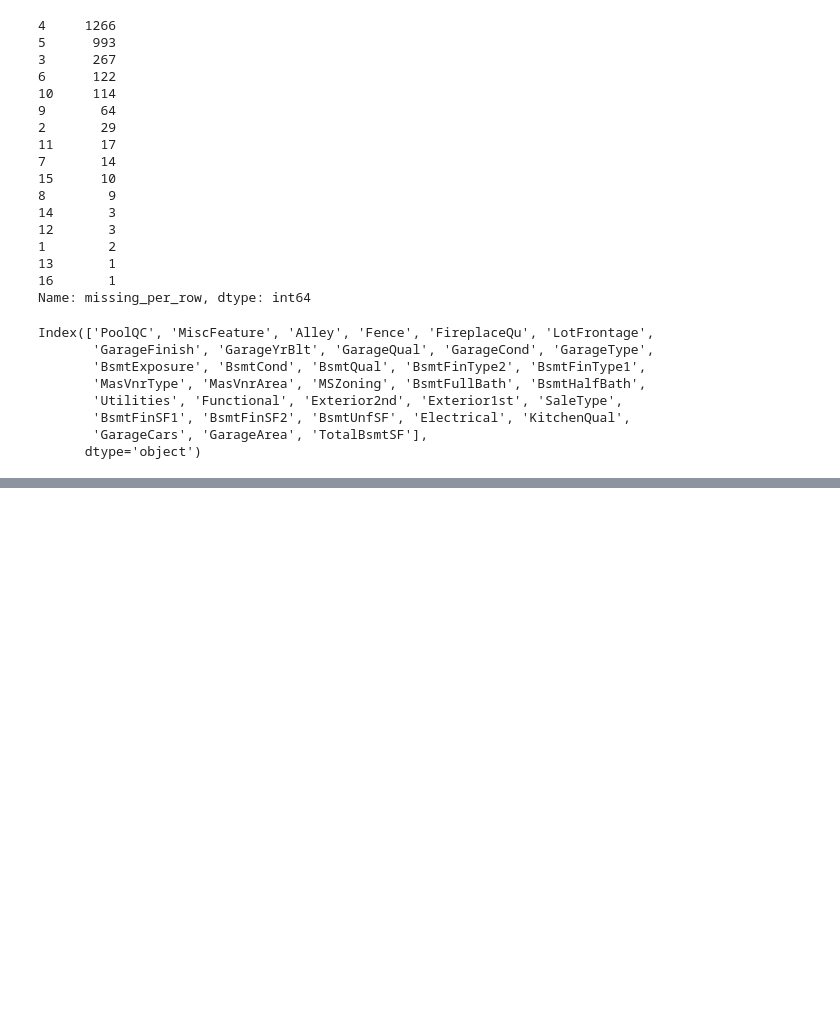
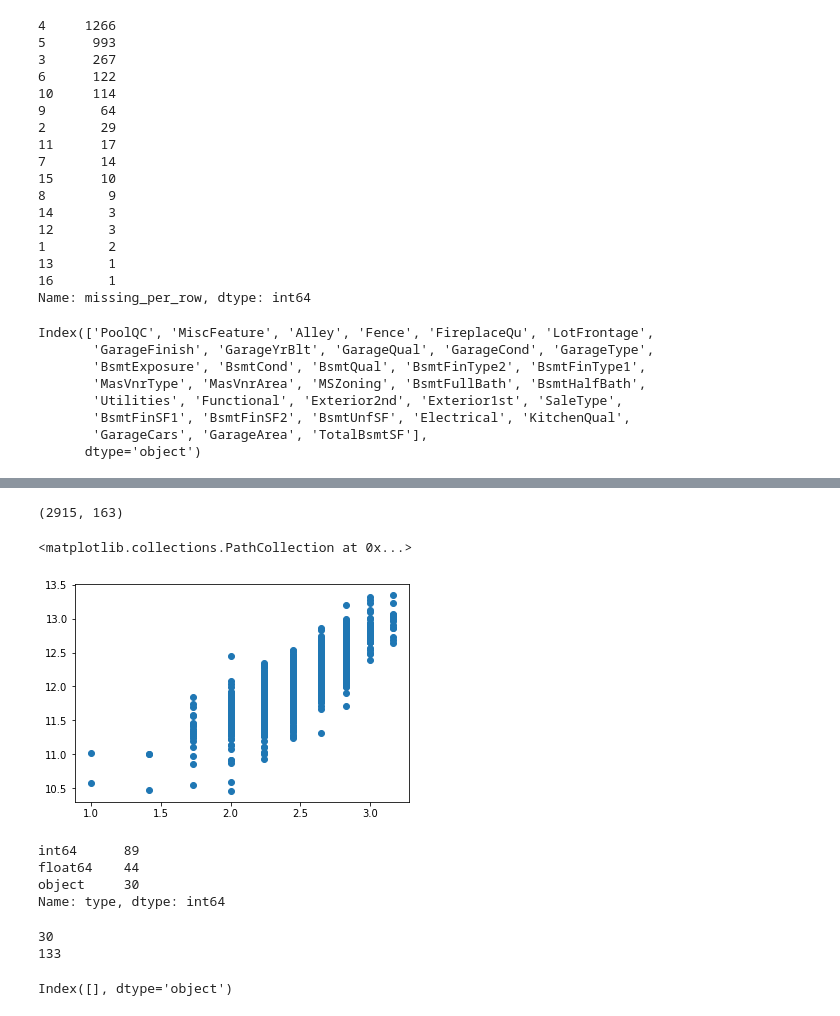
Before and after one commit to PengInGitHub/catboost, a Jupyter notebook: Juli.ipynb, the cells around one changed output, grey strips where cells are left out. Drawn from its saved outputs; the diff is of its cells as text; code cells hidden in the pictures; blank space fills up the shorter version.

```diff
--- a/Juli.ipynb
+++ b/Juli.ipynb
@@ -125,0 +171,7 @@ Name: Electrical, dtype: int64
+# %%
+SimplFunctional = {1 : 1, 2 : 1, # bad
+                   3 : 2, 4 : 2, # major
+                   5 : 3, 6 : 3, 7 : 3, # minor
+                   8 : 4 # typical
+                  }
+train["SimplFunctional"] = train.Functional.replace(SimplFunctional)
@@ -125,0 +249,23 @@ Name: Electrical, dtype: int64
+# %%
+# 2.3 aggregated values
+
+# total number of bathrooms
+all_data["TotalBath"] = all_data["BsmtFullBath"] + 0.5*all_data["BsmtHalfBath"] + all_data["FullBath"] + 0.5*all_data["HalfBath"]
+
+# total area (Square Feet)
+all_data["AllSF"] = all_data["GrLivArea"] + all_data["TotalBsmtSF"]
+
+# total area (Square Feet) for porch
+all_data["AllPorchSF"] = all_data["OpenPorchSF"] + all_data["EnclosedPorch"] + all_data["3SsnPorch"] + all_data["ScreenPorch"]
+# %%
+# 2.4 boolen values
+# if has MasVnr
+all_data['HasMasVnr'] = (all_data['MasVnrType'] != 'None') * 1
+
+# if a property owns a specific nice feature that could increase the its value
+nice_features = ['WoodDeckSF', 'OpenPorchSF', 'EnclosedPorch', '3SsnPorch', 'ScreenPorch']
+for col in nice_features:
+    all_data['Has'+col] = (all_data[col] != 0) * 1
+
+# house is completed before purchsing
+all_data['AlreadyCompleted'] = (all_data['SaleCondition'] != 'Partial') * 1
@@ -125,0 +287,4 @@ Name: Electrical, dtype: int64
+# %%
+train_tmp = all_data[:len(train)]
+train_tmp = pd.concat([train['SalePrice'], train_tmp], axis=1)
+train_tmp.shape
@@ -125,0 +333,16 @@ Name: Electrical, dtype: int64
+# %%
+# create new feature
+# 2.3 polynominals on the top 10 existing features
+
+for col in top_imp_features:
+    all_data[col+"_s2"] = all_data[col] ** 2
+    all_data[col+"_s3"] = all_data[col] ** 3
+    all_data[col+"_sq"] = np.sqrt(all_data[col])
+all_data.shape
+# %% [output]
+(2915, 163)
+# %%
+plt.scatter(train_tmp.OverallQual_sq, train_tmp.SalePrice)
+# %% [output]
+<matplotlib.collections.PathCollection at 0x...>
+[figure, added]
@@ -125,0 +351,26 @@ Name: Electrical, dtype: int64
+# %%
+# check types statistics
+df_types = data_type_statistics()
+# %% [output]
+int64      89
+float64    44
+object     30
+Name: type, dtype: int64
+# %%
+cate_feat = all_data.select_dtypes(include=['object']).columns
+num_feat = all_data.select_dtypes(exclude=['object']).columns
+print(len(cate_feat))
+print(len(num_feat))
+all_cat, all_num = all_data[cate_feat], all_data[num_feat]
+# %% [output]
+30
+133
+# %%
+# check if there is still some missing data
+# col with missing value
+all_data_na = (all_data.isnull().sum()) * 100
+all_data_na = all_data_na.drop(all_data_na[all_data_na==0].index).sort_values(ascending=False)
+all_data_na.index
+# no missing values found
+# %% [output]
+Index([], dtype='object')
```
Also changed, not shown: parts of 39 cells of this notebook.
